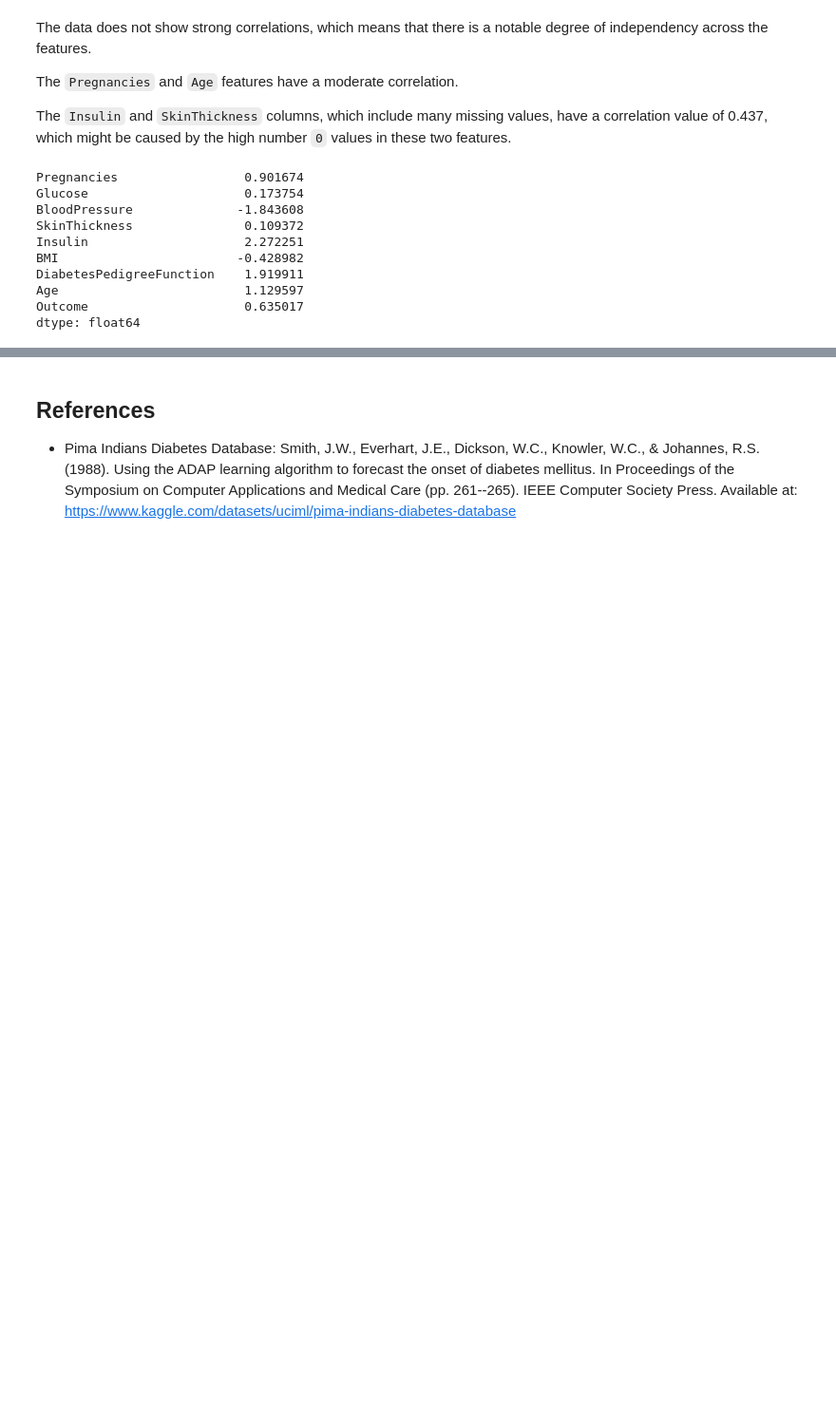
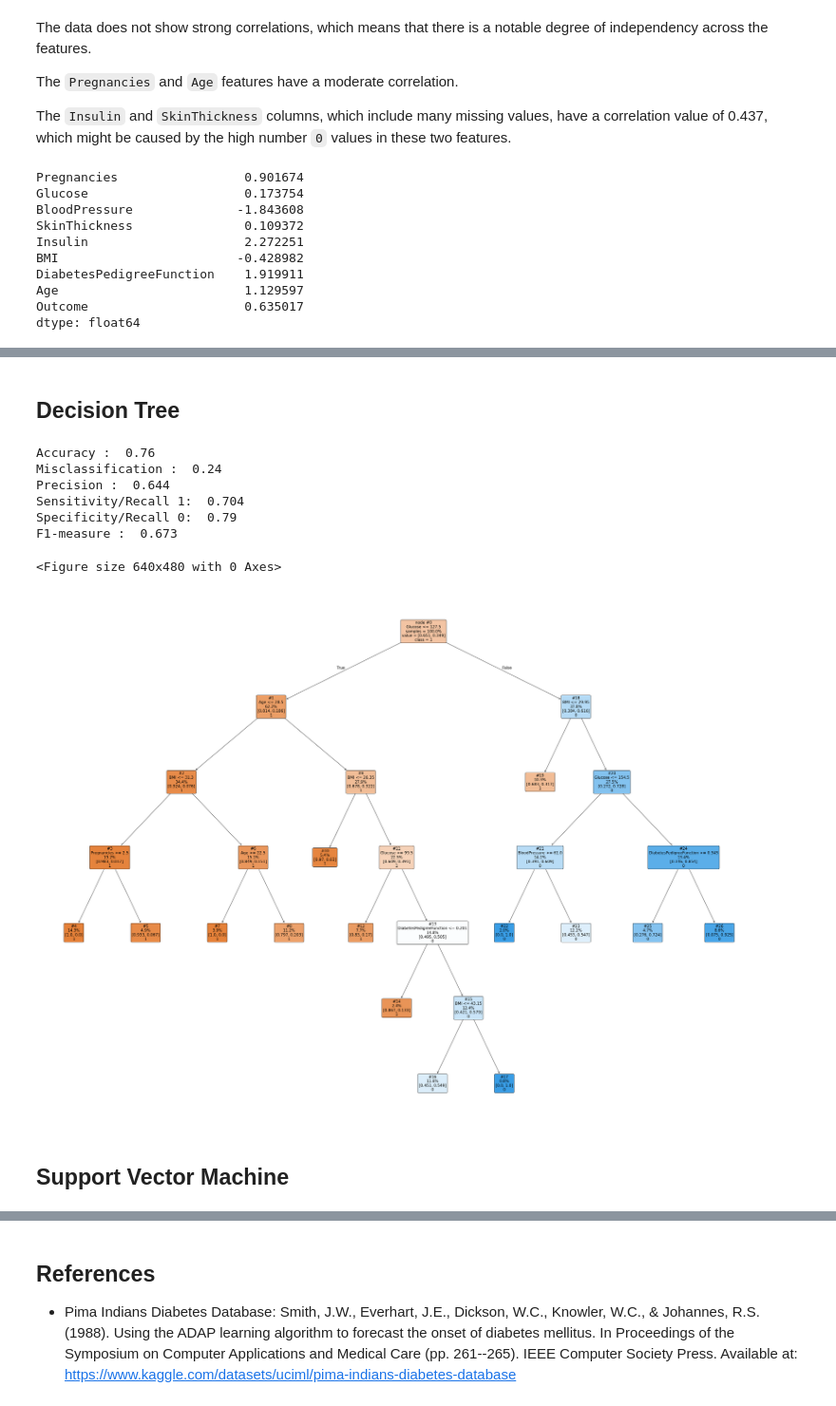
Before and after one commit to wengkee/AI26X-apps, a Jupyter notebook: models/training-models/diabetes-prediction/01-data-exploration.ipynb, the cells around one changed output, grey strips where cells are left out. Shown at 95% size. Drawn from its saved outputs; the diff is of its cells as text; code cells hidden in the pictures; blank space fills up the shorter version.

```diff
--- a/models/training-models/diabetes-prediction/01-data-exploration.ipynb
+++ b/models/training-models/diabetes-prediction/01-data-exploration.ipynb
@@ -342,0 +419,65 @@ dtype: int64
+# %%
+# Select all the rows and only the feature columns
+data_feature = data.iloc[:, :-1]
+data_diabetes = data['Outcome']
+# %% [markdown]
+## Decision Tree
+# %%
+X_train, X_test, Y_train, Y_test = train_test_split(data_feature, data_diabetes,
+             stratify=data_diabetes, test_size=0.2, random_state=1)
+
+min_sample = int(len(data) * 0.1)
+dtree = DecisionTreeClassifier(criterion = 'entropy', splitter="best", max_depth=20,
+            min_samples_leaf=5, min_samples_split=min_sample, random_state=42)
+dtree.fit(X_train, Y_train)
+
+#Predict the response for test dataset
+y_predict_dtree = dtree.predict(X_test)
+# %%
+from sklearn.metrics import roc_curve, roc_auc_score
+def metrics_measure(Y_test, y_predict):
+    # Using metrics' function parameters to derive performance measures
+    acc = metrics.accuracy_score(Y_test, y_predict)
+    sens = metrics.recall_score(Y_test, y_predict,average='binary', pos_label=1)
+    spec = metrics.recall_score(Y_test, y_predict,average='binary', pos_label=0)
+    prec = metrics.precision_score(Y_test, y_predict,average='binary', pos_label=1)
+    f1 = metrics.f1_score(Y_test, y_predict,average='binary', pos_label=1)
+    auc = roc_auc_score(Y_test, y_predict)
+
+    # display all the measures derived
+    print("Accuracy : ", round(acc,3))
+    print("Misclassification : ", round(1-acc,3))
+    print("Precision : ", round(prec,3))
+    print("Sensitivity/Recall 1: ", round(sens,3))
+    print("Specificity/Recall 0: ", round(spec,3))
+    print("F1-measure : ", round(f1,3))
+
+
+metrics_measure(Y_test, y_predict_dtree)
+# %% [output]
+Accuracy :  0.76
+Misclassification :  0.24
+Precision :  0.644
+Sensitivity/Recall 1:  0.704
+Specificity/Recall 0:  0.79
+F1-measure :  0.673
+# %%
+#plot tree
+target = list(data['Outcome'].unique().astype('str'))
+feature_names = list(data_feature.columns)
+from sklearn import tree
+from matplotlib import pyplot as plt
+import os
+plt.clf()
+# strFile = "plot_dtree.png"
+# if os.path.isfile(strFile):
+#    os.remove(strFile)
+fig = plt.figure(figsize=(50,37))
+_ = tree.plot_tree(dtree, feature_names=feature_names, class_names=target, filled=True,
+        label='root', node_ids=True, proportion=True,rounded=True, impurity=False)#, fontsize=20)
+# fig.savefig(strFile)
+# %% [output]
+<Figure size 640x480 with 0 Axes>
+[figure, added]
+# %% [markdown]
+## Support Vector Machine
```
Also changed, not shown: parts of 12 cells of this notebook.
